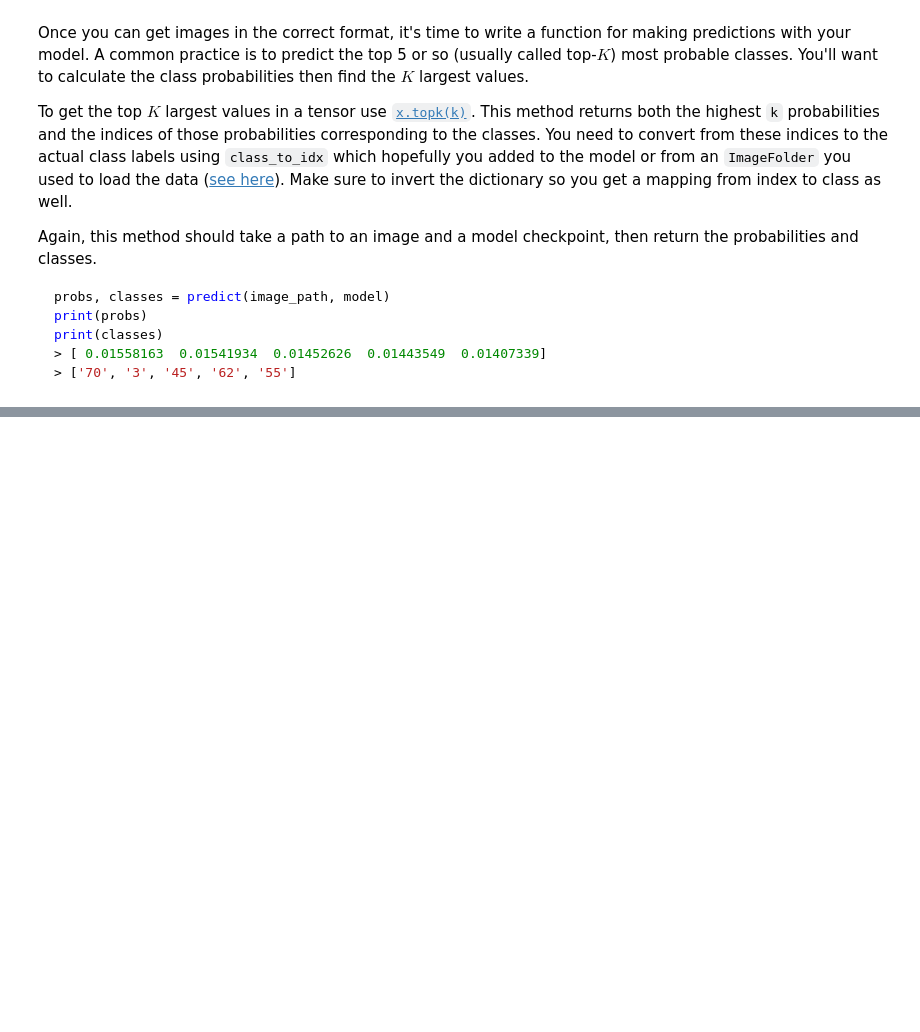
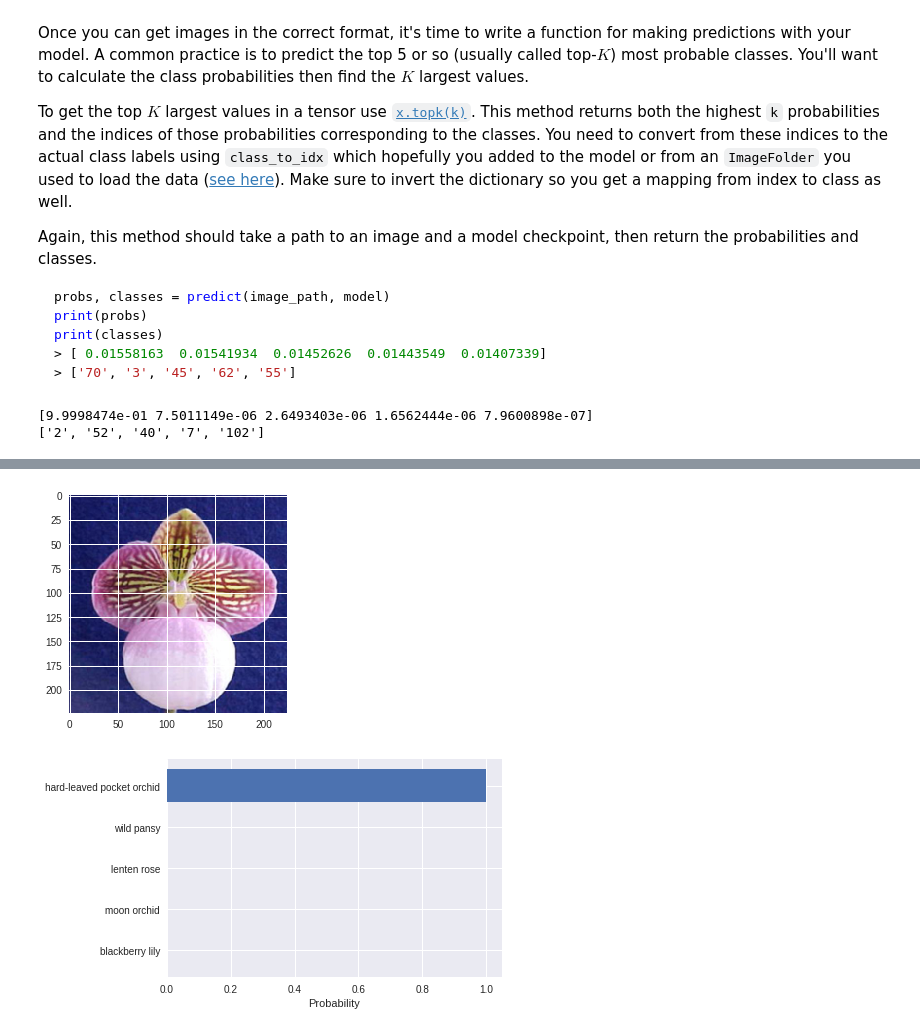
Before and after one commit to GedasGa/pytorch-scholarship-challenge, a Jupyter notebook: lab-project/Image-classifier/Image Classifier Project.ipynb, the cells around one changed output, grey strips where cells are left out. Drawn from its saved outputs; the diff is of its cells as text; code cells hidden in the pictures; blank space fills up the shorter version.

```diff
--- a/lab-project/Image-classifier/Image Classifier Project.ipynb
+++ b/lab-project/Image-classifier/Image Classifier Project.ipynb
@@ -309,3 +475,11 @@ def predict(image_path, model, topk=5):
+# %%
+image = f'{valid_dir}/2/image_05094.jpg'
+probs, classes = predict(image, model_cp)
+print(probs)
+print(classes)
+# %% [output]
+[9.9998474e-01 7.5011149e-06 2.6493403e-06 1.6562444e-06 7.9600898e-07]
+['2', '52', '40', '7', '102']
 # %% [markdown]
 ## Sanity Checking
 
@@ -318,0 +491,25 @@ You can convert from the class integer encoding to actual flower names with the
+# %%
+# Display an image along with the top 5 classes
+def predict_plot(image_path, model, topk=5):
+  reversed_probs = probs[::-1]
+  reversed_classes = classes[::-1]
+
+  class_names = [cat_to_name[x] for x in reversed_classes]
+
+  fig, ax = plt.subplots()
+  image_to_show = process_image(image)
+  imshow(image_to_show, ax, class_names[-1])
+
+  fig, ax = plt.subplots()
+
+  y_pos = np.arange(len(class_names))
+
+
+  plt.barh(y_pos, reversed_probs)
+  plt.yticks(y_pos, class_names)
+  plt.xlabel('Probability')
+# %%
+predict_plot(image, model_cp, topk=5)
+# %% [output]
+[figure, added]
+[figure, added]
```
Also changed, not shown: parts of 23 cells of this notebook.
